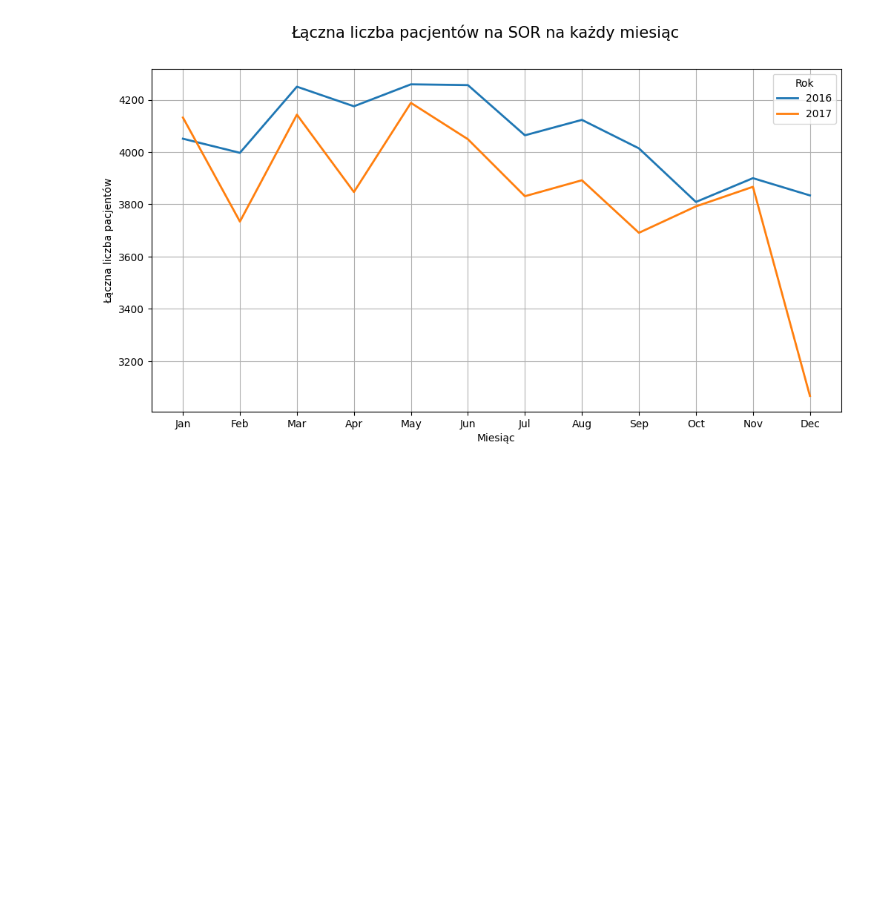
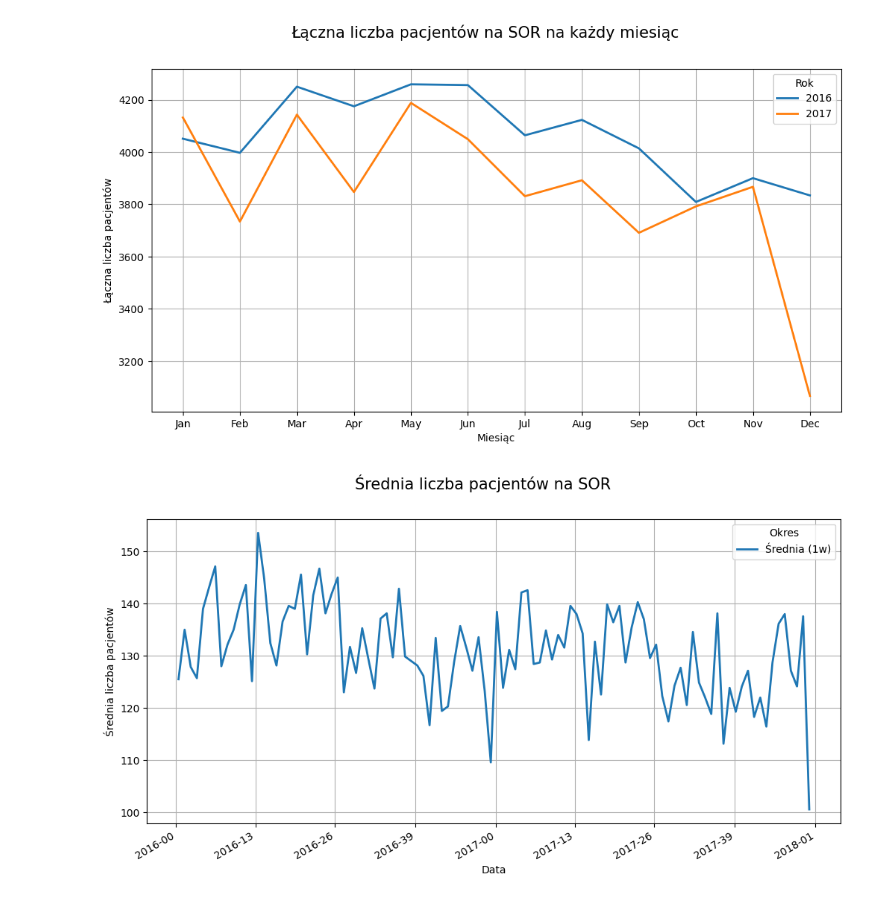
Before and after one commit to Nekq1601/Jupyter_SOR, a Jupyter notebook: Praktyki_SOR.ipynb, the cells around one changed output. Cells and saved outputs as stored; diff of their text form; code cells hidden in the pictures; blank space fills up the shorter version.

Commit message:
Add plotMonthSumCountsPeriod() function

```diff
--- a/Praktyki_SOR.ipynb
+++ b/Praktyki_SOR.ipynb
@@ -134,2 +134,46 @@ plotTotalPatientsPerMonth(months=list(range(1, 13)), years=[2016, 2017], column=
 # %% [output]
 [figure]
+# %%
+def plotMonthSumCountsPeriod(period, years, column, title="Średnia liczba pacjentów na SOR"):
+    filtered_data = dfsor[dfsor['date'].dt.year.isin(years)]
+
+    if period == '1d':
+        period_data = filtered_data.groupby(filtered_data['date'].dt.date)[column].mean().reset_index(
+            name='average_patients')
+        period_data['date'] = pd.to_datetime(period_data['date'])
+    elif period == '1w':
+        period_data = filtered_data.resample('W-MON', on='date')[column].mean().reset_index().rename(
+            columns={column: 'average_patients'})
+    elif period == '1m':
+        period_data = filtered_data.resample('M', on='date')[column].mean().reset_index().rename(
+            columns={column: 'average_patients'})
+    elif period == '1y':
+        period_data = filtered_data.resample('Y', on='date')[column].mean().reset_index().rename(
+            columns={column: 'average_patients'})
+    else:
+        raise ValueError("Niepoprawny okres. Użyj '1d', '1w', '1m' lub '1y'.")
+
+    fig, ax = plt.subplots(figsize=(12, 6))
+    ax.plot(period_data['date'], period_data['average_patients'], lw=2, label=f"Średnia ({period})")
+
+    if period == '1d':
+        ax.xaxis.set_major_formatter(mdates.DateFormatter('%Y-%m-%d'))
+    elif period == '1w':
+        ax.xaxis.set_major_formatter(mdates.DateFormatter('%Y-%W'))
+    elif period == '1m':
+        ax.xaxis.set_major_formatter(mdates.DateFormatter('%Y-%m'))
+    elif period == '1y':
+        ax.xaxis.set_major_formatter(mdates.DateFormatter('%Y'))
+
+    ax.set_xlabel("Data")
+    ax.set_ylabel("Średnia liczba pacjentów")
+    ax.legend(title="Okres")
+    ax.grid(True)
+
+    fig.suptitle(title, fontsize=15)
+    fig.autofmt_xdate()
+
+    plt.show()
+plotMonthSumCountsPeriod(period='1w', years=[2016, 2017],column="y_train")
+# %% [output]
+[figure, added]
```
Also changed, not shown: parts of 1 cell of this notebook.
